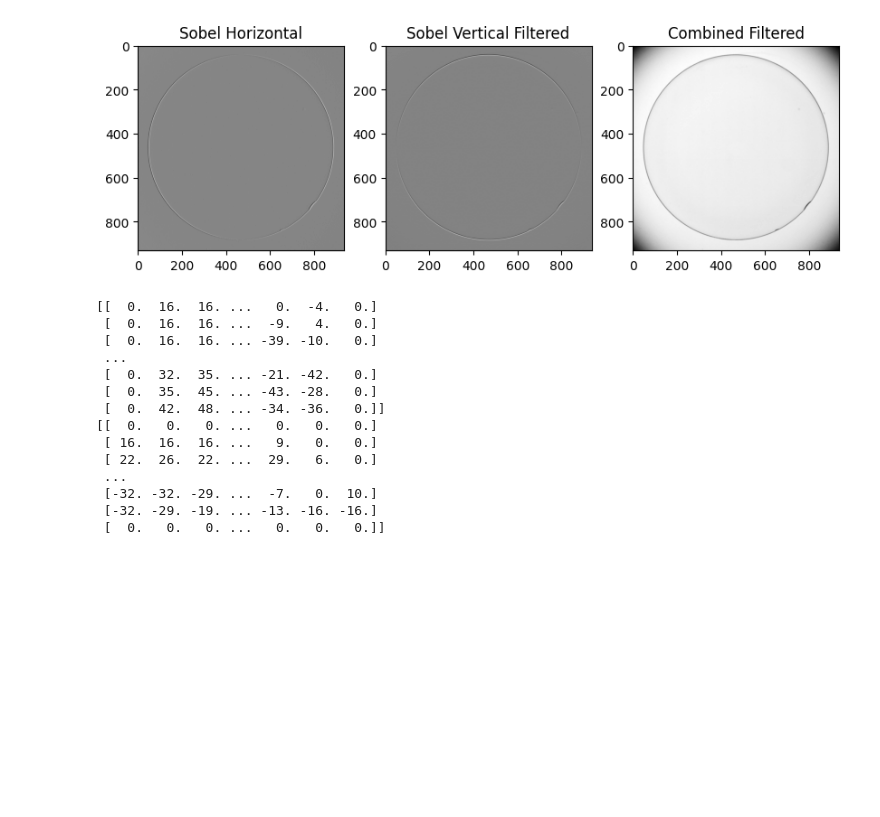
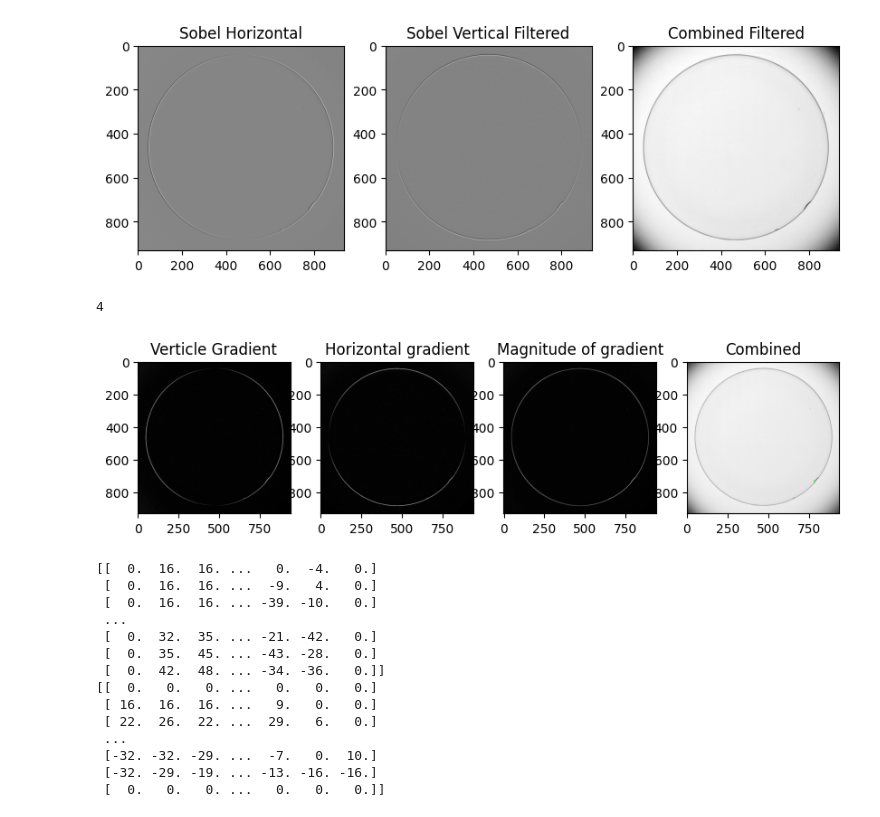
Before and after one commit to Abs-30/ImageProcessingAssignment, a Jupyter notebook: Assignment2_spartialFilters/Test.ipynb, the cells around one changed output. Cells and saved outputs as stored; diff of their text form; code cells hidden in the pictures; blank space fills up the shorter version.

```diff
--- a/Assignment2_spartialFilters/Test.ipynb
+++ b/Assignment2_spartialFilters/Test.ipynb
@@ -44,5 +44,57 @@ plt.show()
  [  0.   9.  11. ...  -9.  -8.   0.]
  [  0.  10.  12. ... -10.  -8.   0.]]
 [figure]
+# %%
+import cv2
+import numpy as np
+import matplotlib.pyplot as plt
+# Load the image and convert it to grayscale
+img = cv2.imread('images/contact_lens.tif')
+gray = cv2.cvtColor(img, cv2.COLOR_BGR2GRAY)
+
+# Compute the vertical gradient using the Sobel kernel
+kernel_y = np.array([[-1, 0, 1], [-2, 0, 2], [-1, 0, 1]])
+grad_y = cv2.filter2D(gray, -1, kernel_y)
+
+# Compute the horizontal gradient using the Sobel kernel
+kernel_x = np.array([[-1, -2, -1], [0, 0, 0], [1, 2, 1]])
+grad_x = cv2.filter2D(gray, -1, kernel_x)
+
+# Compute the gradient magnitude using the formula |fx|+|fy|1
+grad_mag = cv2.addWeighted(np.abs(grad_x), 0.5, np.abs(grad_y), 0.5, 0)
+
+# Apply Canny edge detection to extract the boundary of the contact lens
+edges = cv2.Canny(grad_mag, 1000, 1000)
+
+# Find the contours of the edge map
+contours, _ = cv2.findContours(edges, cv2.RETR_EXTERNAL, cv2.CHAIN_APPROX_NONE)
+
+# Find the contour with the largest area, which should be the boundary of the contact lens
+largest_contour = max(contours, key=cv2.contourArea)
+
+# Fit a circle to the largest contour using the moments of the contour
+M = cv2.moments(largest_contour)
+cx = int(M["m10"] / M["m00"])
+cy = int(M["m01"] / M["m00"])
+radius = int(np.sqrt(M["m00"] / np.pi))
+
+print(radius)
+# Draw the circle on the original image
+cir =cv2.circle(img, (cx, cy), radius, (0, 255, 0), 2)
+
+
+fig, ax= plt.subplots(1,4, figsize=(10,20))
+ax[0].imshow(grad_y, cmap='gray', vmin=0, vmax=255)
+ax[0].set_title('Verticle Gradient')
+ax[1].imshow(grad_x, cmap='gray', vmin=0, vmax=255)
+ax[1].set_title('Horizontal gradient')
+ax[2].imshow(grad_mag, cmap='gray', vmin=0, vmax=255)
+ax[2].set_title('Magnitude of gradient')
+ax[3].imshow(cir, cmap='gray', vmin=0, vmax=255)
+ax[3].set_title('Combined')
+plt.show()
+# %% [output]
+4
+[figure, added]
 # %%
 import cv2 as cv2
```
Also changed, not shown: parts of 1 cell of this notebook.
